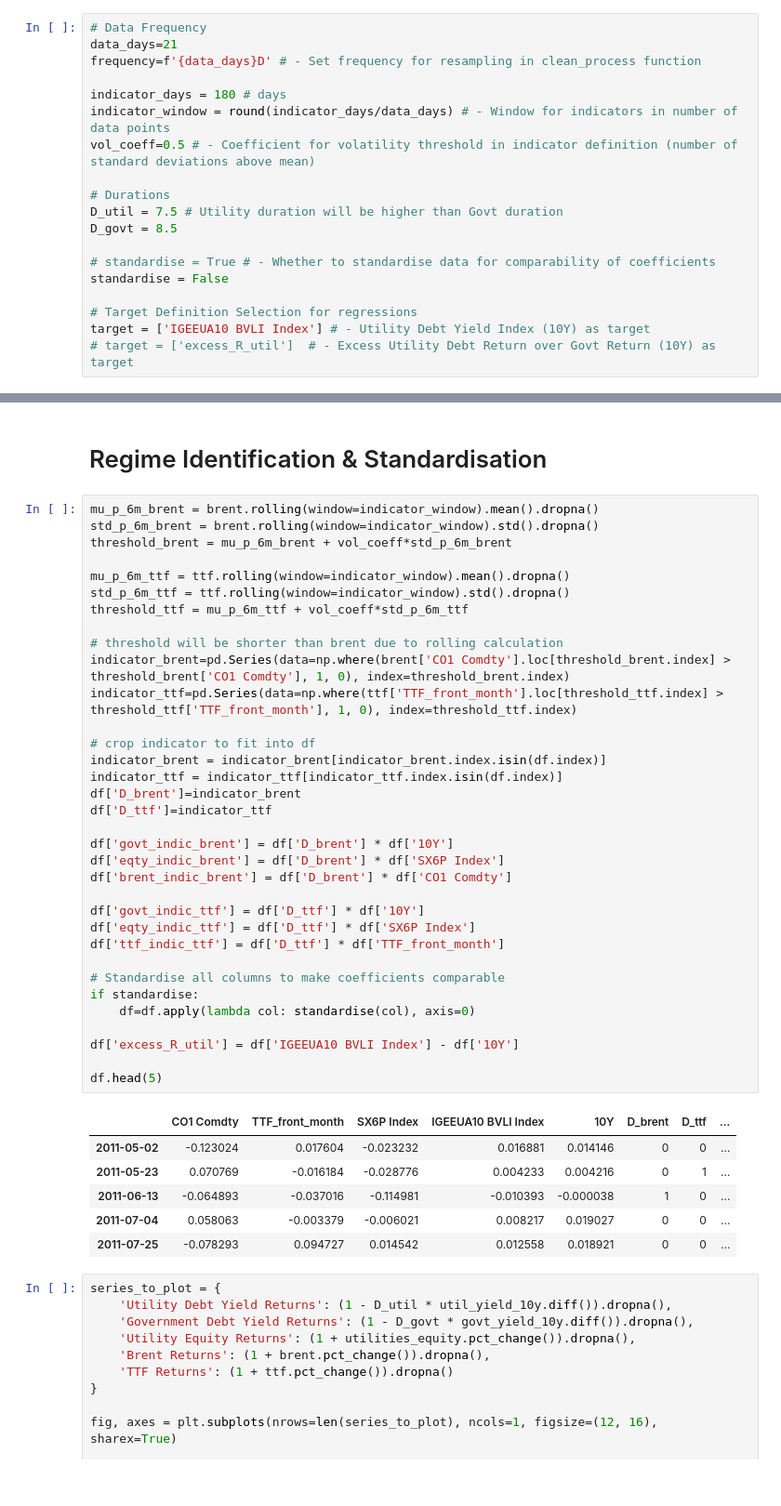
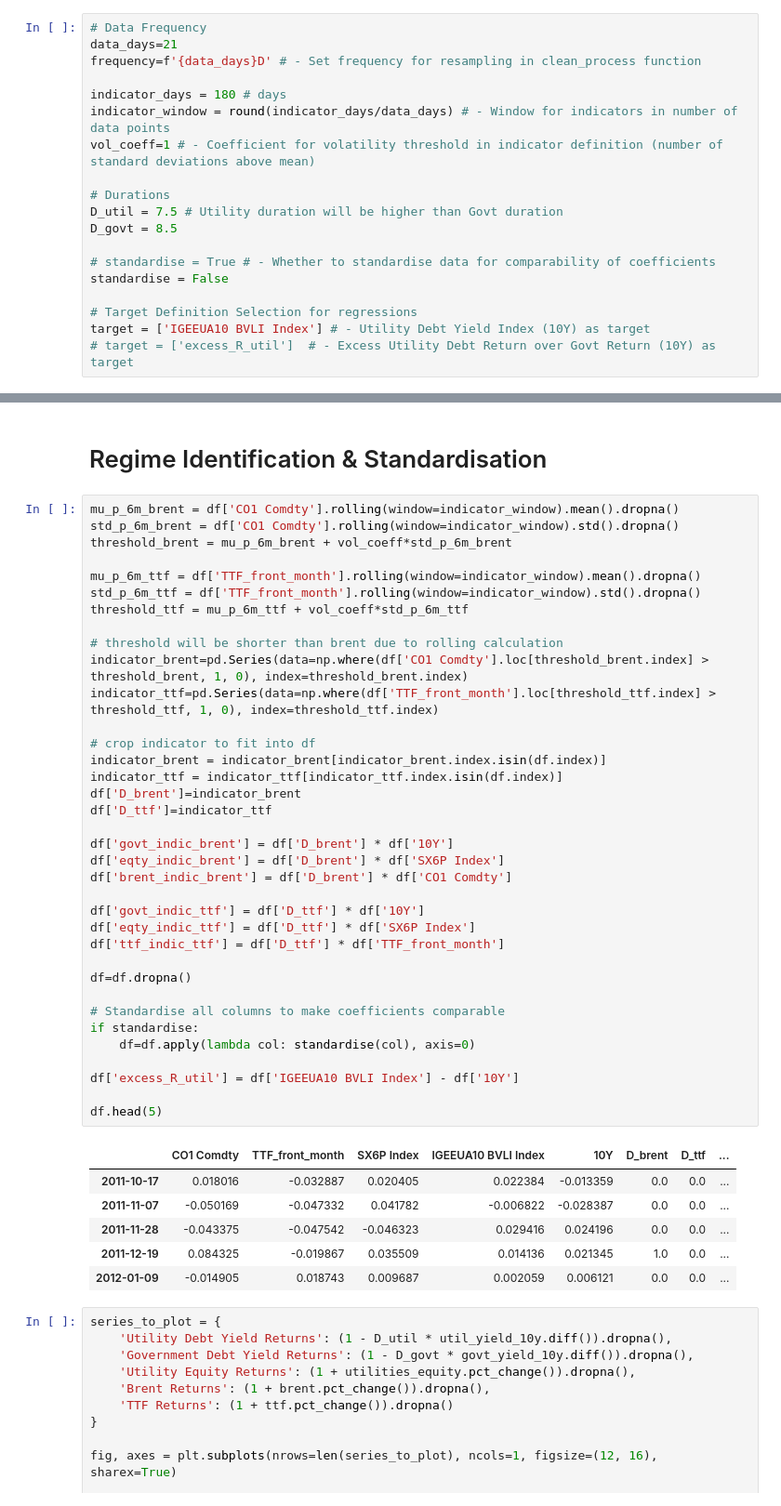
Before and after one commit to 1bykov/Thesis, a Jupyter notebook: code/BRENT_TTF_regression.ipynb, the cells around one changed output, grey strips where cells are left out. Shown at 93% size. Saved outputs shown, nothing was run; the diff lists cells and outputs as text.

Commit message:
fixed rolling window frequency mismatch in notebook

```diff
--- a/code/BRENT_TTF_regression.ipynb
+++ b/code/BRENT_TTF_regression.ipynb
@@ -34,7 +34,7 @@ frequency=f'{data_days}D' # - Set frequency for resampling in clean_process func
 
 indicator_days = 180 # days
 indicator_window = round(indicator_days/data_days) # - Window for indicators in number of data points
-vol_coeff=0.5 # - Coefficient for volatility threshold in indicator definition (number of standard deviations above mean)
+vol_coeff=1 # - Coefficient for volatility threshold in indicator definition (number of standard deviations above mean)
 
 # Durations
 D_util = 7.5 # Utility duration will be higher than Govt duration
@@ -129,46 +129,48 @@ df.head(5)
 # %% [markdown]
 # Regime Identification & Standardisation
 # %%
-mu_p_6m_brent = brent.rolling(window=indicator_window).mean().dropna()
-std_p_6m_brent = brent.rolling(window=indicator_window).std().dropna()
+mu_p_6m_brent = df['CO1 Comdty'].rolling(window=indicator_window).mean().dropna()
+std_p_6m_brent = df['CO1 Comdty'].rolling(window=indicator_window).std().dropna()
 threshold_brent = mu_p_6m_brent + vol_coeff*std_p_6m_brent
 
-mu_p_6m_ttf = ttf.rolling(window=indicator_window).mean().dropna()
-std_p_6m_ttf = ttf.rolling(window=indicator_window).std().dropna()
+mu_p_6m_ttf = df['TTF_front_month'].rolling(window=indicator_window).mean().dropna()
+std_p_6m_ttf = df['TTF_front_month'].rolling(window=indicator_window).std().dropna()
 threshold_ttf = mu_p_6m_ttf + vol_coeff*std_p_6m_ttf
 
 # threshold will be shorter than brent due to rolling calculation
-indicator_brent=pd.Series(data=np.where(brent['CO1 Comdty'].loc[threshold_brent.index] > threshold_brent['CO1 Comdty'], 1, 0), index=threshold_brent.index)
-indicator_ttf=pd.Series(data=np.where(ttf['TTF_front_month'].loc[threshold_ttf.index] > threshold_ttf['TTF_front_month'], 1, 0), index=threshold_ttf.index)
+indicator_brent=pd.Series(data=np.where(df['CO1 Comdty'].loc[threshold_brent.index] > threshold_brent, 1, 0), index=threshold_brent.index)
+indicator_ttf=pd.Series(data=np.where(df['TTF_front_month'].loc[threshold_ttf.index] > threshold_ttf, 1, 0), index=threshold_ttf.index)
 
 # crop indicator to fit into df
 indicator_brent = indicator_brent[indicator_brent.index.isin(df.index)]
 indicator_ttf = indicator_ttf[indicator_ttf.index.isin(df.index)]
 df['D_brent']=indicator_brent
 df['D_ttf']=indicator_ttf
 
 df['govt_indic_brent'] = df['D_brent'] * df['10Y']
 df['eqty_indic_brent'] = df['D_brent'] * df['SX6P Index']
 df['brent_indic_brent'] = df['D_brent'] * df['CO1 Comdty']
 
 df['govt_indic_ttf'] = df['D_ttf'] * df['10Y']
 df['eqty_indic_ttf'] = df['D_ttf'] * df['SX6P Index']
 df['ttf_indic_ttf'] = df['D_ttf'] * df['TTF_front_month']
 
+df=df.dropna()
+
 # Standardise all columns to make coefficients comparable
 if standardise:
     df=df.apply(lambda col: standardise(col), axis=0)
 
 df['excess_R_util'] = df['IGEEUA10 BVLI Index'] - df['10Y']
 
 df.head(5)
 # %% [output]
 |  | CO1 Comdty | TTF_front_month | SX6P Index | IGEEUA10 BVLI Index | 10Y | D_brent | D_ttf | ... |
-| 2011-05-02 | -0.123024 | 0.017604 | -0.023232 | 0.016881 | 0.014146 | 0 | 0 | ... |
-| 2011-05-23 | 0.070769 | -0.016184 | -0.028776 | 0.004233 | 0.004216 | 0 | 1 | ... |
-| 2011-06-13 | -0.064893 | -0.037016 | -0.114981 | -0.010393 | -0.000038 | 1 | 0 | ... |
-| 2011-07-04 | 0.058063 | -0.003379 | -0.006021 | 0.008217 | 0.019027 | 0 | 0 | ... |
-| 2011-07-25 | -0.078293 | 0.094727 | 0.014542 | 0.012558 | 0.018921 | 0 | 0 | ... |
+| 2011-10-17 | 0.018016 | -0.032887 | 0.020405 | 0.022384 | -0.013359 | 0.0 | 0.0 | ... |
+| 2011-11-07 | -0.050169 | -0.047332 | 0.041782 | -0.006822 | -0.028387 | 0.0 | 0.0 | ... |
+| 2011-11-28 | -0.043375 | -0.047542 | -0.046323 | 0.029416 | 0.024196 | 0.0 | 0.0 | ... |
+| 2011-12-19 | 0.084325 | -0.019867 | 0.035509 | 0.014136 | 0.021345 | 1.0 | 0.0 | ... |
+| 2012-01-09 | -0.014905 | 0.018743 | 0.009687 | 0.002059 | 0.006121 | 0.0 | 0.0 | ... |
 # %%
 series_to_plot = {
     'Utility Debt Yield Returns': (1 - D_util * util_yield_10y.diff()).dropna(),
```
Also changed, not shown: parts of 6 cells of this notebook, 3 other files.
